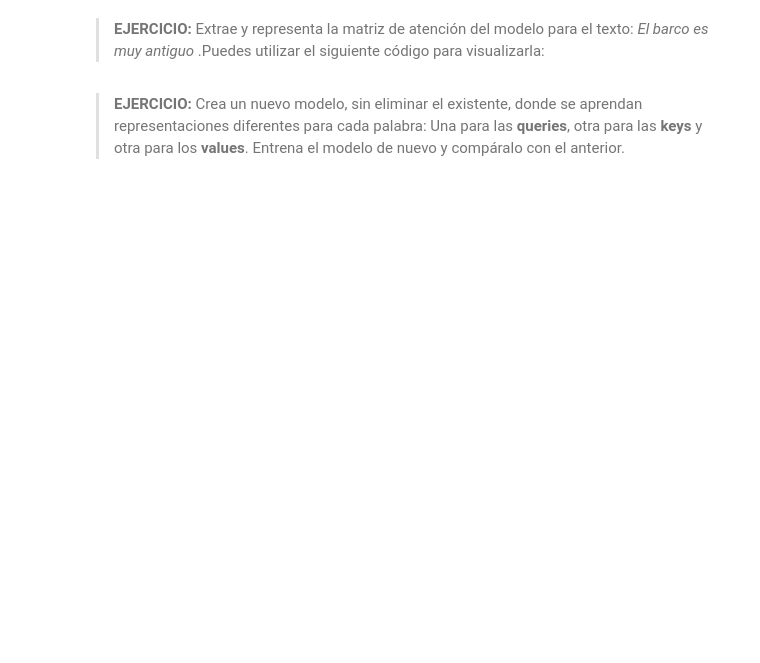
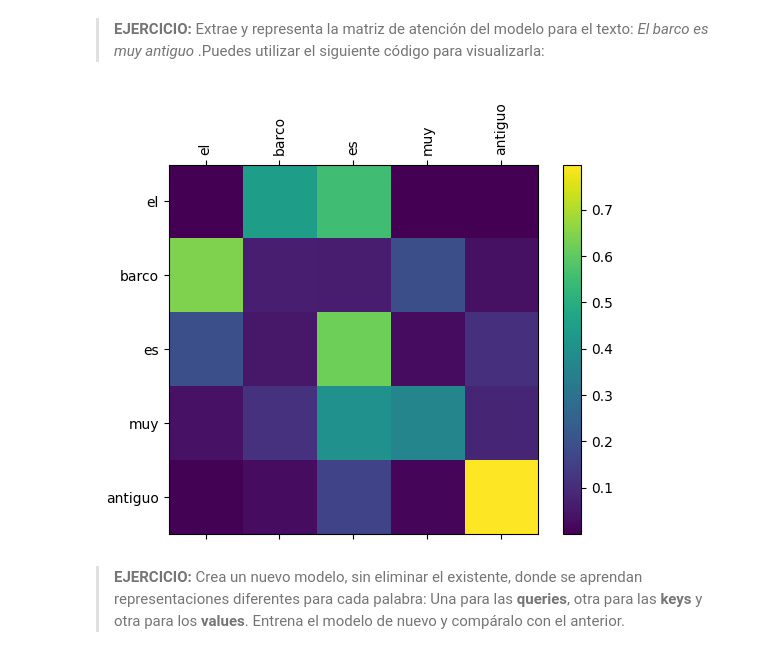
Before and after one commit to cagomezv/AP_USA, a Jupyter notebook: Semana_4/3_Attention.ipynb, the cells around one changed output. Saved outputs shown, nothing was run; the diff lists cells and outputs as text; code cells hidden in the pictures; blank space fills up the shorter version.

```diff
--- a/Semana_4/3_Attention.ipynb
+++ b/Semana_4/3_Attention.ipynb
@@ -389,5 +443,42 @@ def plot_att_mtx(att_mtx, text):
     ax.set_yticklabels(words)
 
     plt.show()
+# %%
+# ==========================================
+# 2. RESOLUCIÓN DEL EJERCICIO
+# ==========================================
+
+input_text = "El barco es muy antiguo ."
+
+# Replicamos el preprocesamiento exacto de tu función predict
+processed_text = unidecode(input_text).lower()
+processed_text = re.sub(r'[^a-z\s]', '', processed_text)
+words = processed_text.split()
+num_words = len(words)
+
+# Convertir palabras a índices con padding (idéntico a tu arquitectura)
+input_sequence = [word_to_ix.get(word, word_to_ix['<pad>']) for word in words]
+input_sequence = input_sequence[-seq_length:]
+input_sequence = [0] * (seq_length - len(input_sequence)) + input_sequence
+
+# Convertir a tensores y enviar al dispositivo
+input_tensor = torch.tensor([input_sequence], dtype=torch.long).to(device)
+mask = (input_tensor == word_to_ix['<pad>']).to(device)
+
+# Evaluación para extraer los pesos de atención
+model.eval()
+with torch.no_grad():
+    # Forzamos return_att_mtx=True solo para esta extracción
+    _, attention_weights = model(input_tensor, mask=mask, return_att_mtx=True)
+
+# Mapeo dimensional:
+# El modelo opera en dimensiones fijas (seq_length x seq_length) debido al padding.
+# Extraemos el lote [0] y recortamos la esquina inferior derecha (las palabras reales).
+matriz_atencion = attention_weights[0, -num_words:, -num_words:].cpu()
+
+# 3. Representación visual
+plot_att_mtx(matriz_atencion, processed_text)
+# %% [output]
+[figure, added]
 # %% [markdown]
 > **EJERCICIO:** Crea un nuevo modelo, sin eliminar el existente, donde se aprendan representaciones diferentes para cada palabra: Una para las **queries**, otra para las **keys** y otra para los **values**. Entrena el modelo de nuevo y compáralo con el anterior.
```
Also changed, not shown: parts of 12 cells of this notebook, 2 other files.
